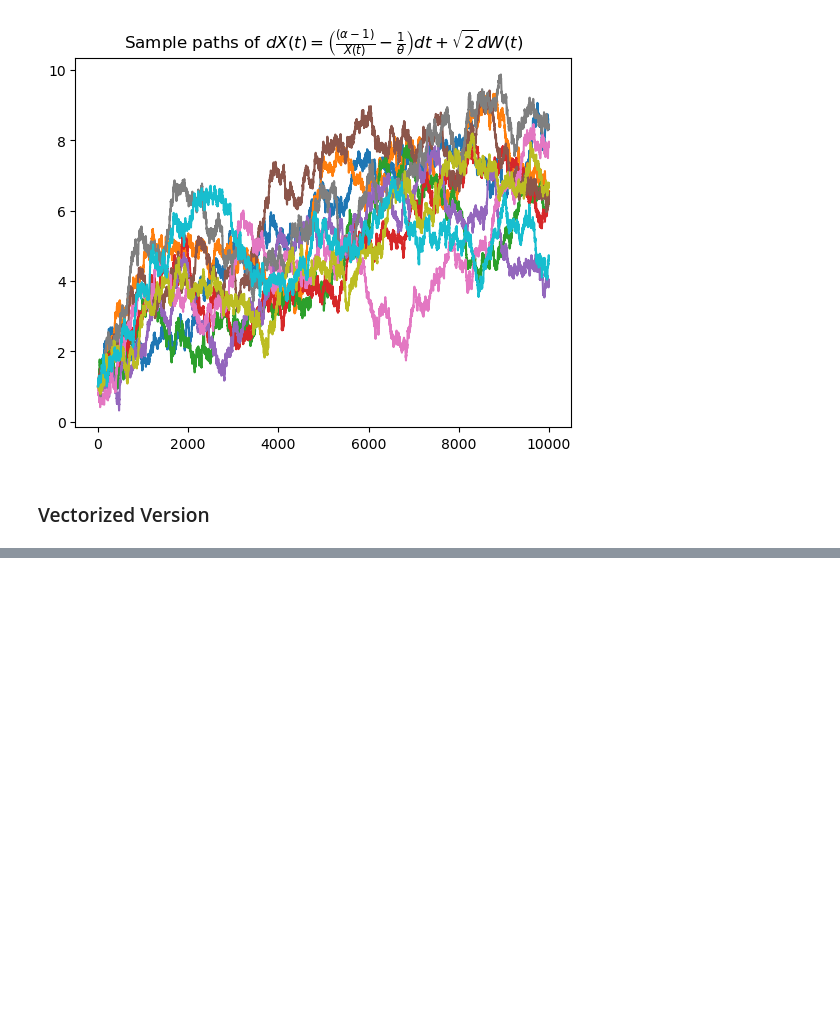
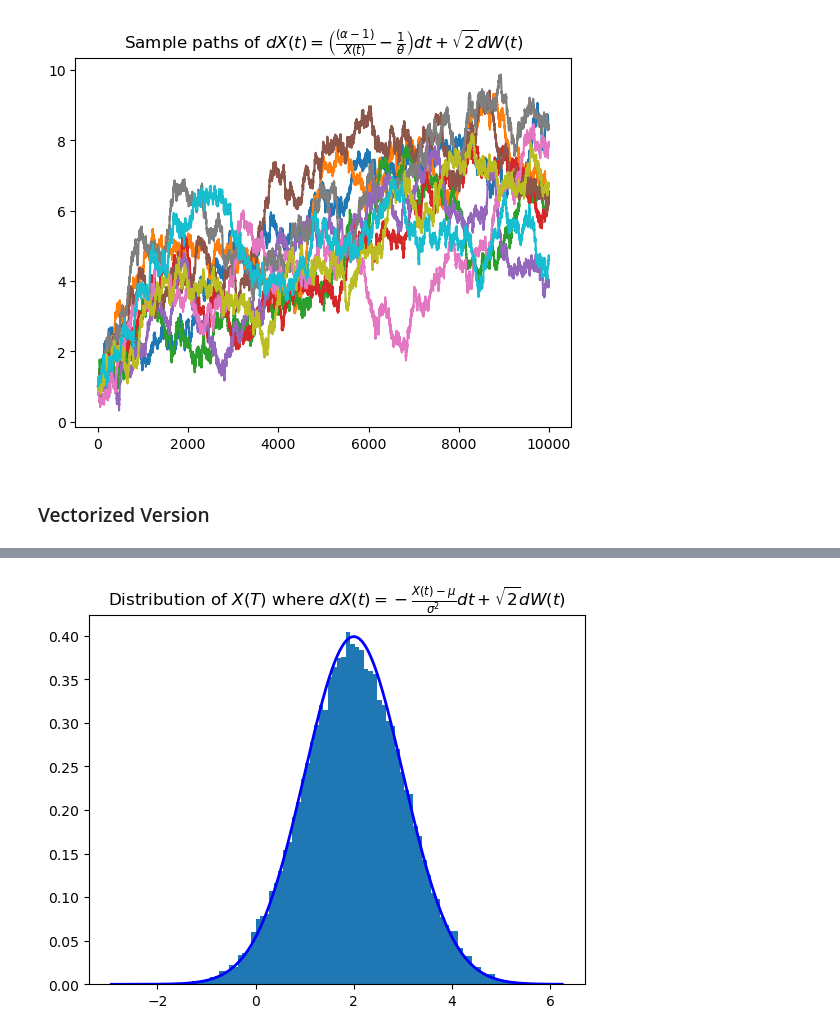
Before and after one commit to SamKirkiles/langevin-dynamics, a Jupyter notebook: Brownian Motion, Diffusions, and Langevin Dynamics.ipynb, the cells around one changed output, grey strips where cells are left out. Saved outputs shown, nothing was run; the diff lists cells and outputs as text; code cells hidden in the pictures; blank space fills up the shorter version.

```diff
--- a/Brownian Motion, Diffusions, and Langevin Dynamics.ipynb
+++ b/Brownian Motion, Diffusions, and Langevin Dynamics.ipynb
@@ -292,0 +353,62 @@ plt.show()
+# %%
+import numpy as np
+import matplotlib.pyplot as plt
+from scipy.special import gamma
+
+T = 100
+bins = 1000
+dt = T / bins
+samples = 50000
+
+mu_var = 2
+sigma_var = 1
+
+X_0 = 1
+
+def mu(t, x):
+    return -(x-mu_var)/(sigma_var**2)
+
+def sigma(t, x):
+    return np.sqrt(2)
+
+
+def pi(x, mu=0.0, sigma=1.0):
+    return (1 / (sigma * np.sqrt(2 * np.pi))) * np.exp(
+        -0.5 * ((x - mu) / sigma) ** 2
+    )
+
+# All trajectories at current time
+X = np.full(samples, X_0, dtype=np.float64)
+sqrt_dt = np.sqrt(dt)
+sigma_val = np.sqrt(2)
+
+for i in range(1, bins):
+    t = i * dt
+
+    X += (
+        mu(t, X) * dt
+        + sigma_val * np.random.normal(0, sqrt_dt, size=samples)
+    )
+
+
+X_T = X
+
+
+plt.title(r"Distribution of $X(T)$ where $d X(t)=-\frac{X(t)-\mu}{\sigma^2}dt+\sqrt{2} dW(t)$")
+plt.hist(X_T, density=True, bins=100)
+
+
+x_min = min(X_T.min(), mu_var - 4 * sigma_var)
+x_max = max(X_T.max(), mu_var + 4 * sigma_var)
+
+# Make smooth x-axis
+x = np.linspace(x_min, x_max, 1000)
+
+
+pi_x = pi(x, mu_var, sigma_var)
+
+plt.plot(x, pi_x, color="blue", linewidth=2)
+x = np.linspace(x_min, x_max, 1000)
+plt.show()
+# %% [output]
+[figure, added]
```
Also changed, not shown: parts of 6 cells of this notebook.
